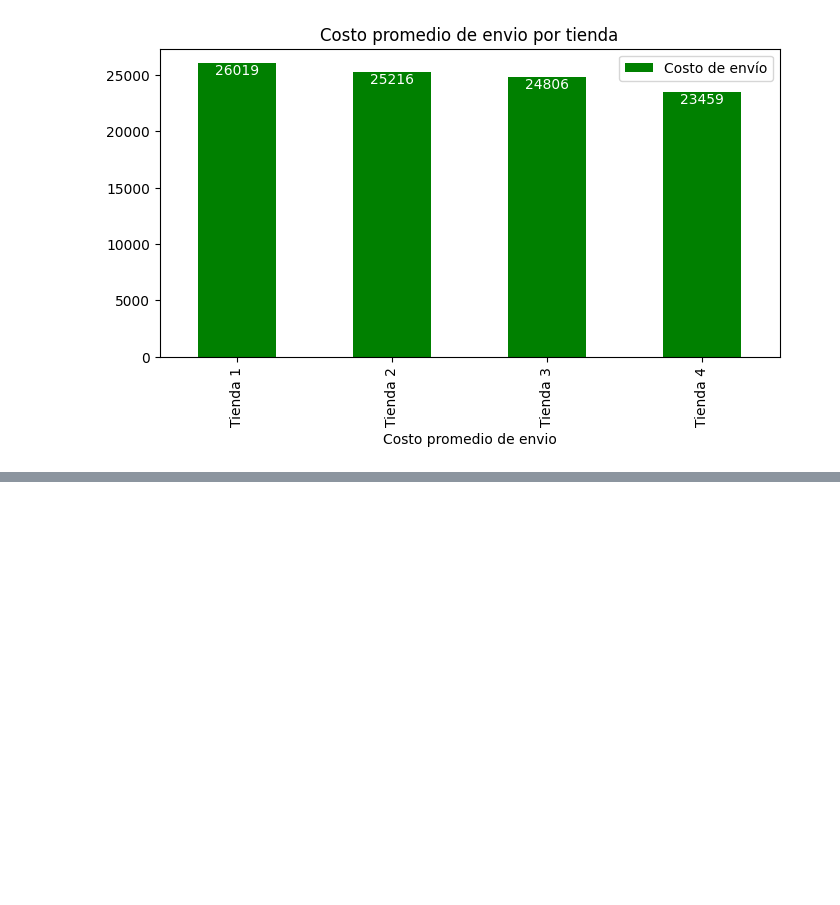
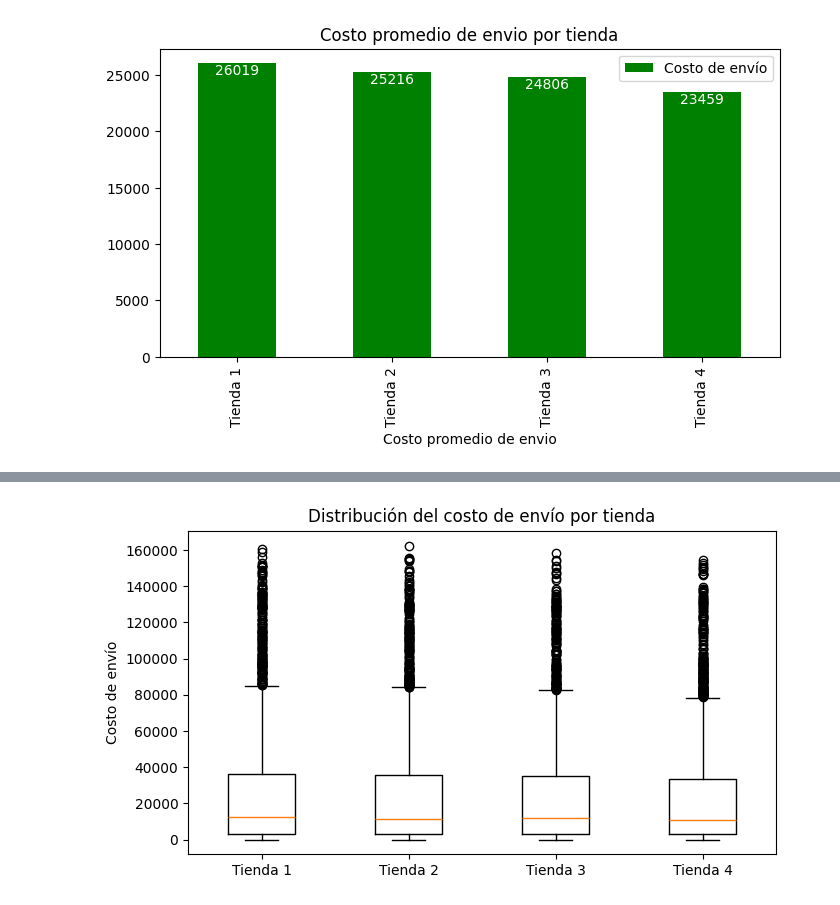
Before and after one commit to MCCoronel12/Challege_Alura, a Jupyter notebook: AluraStoreLatam.ipynb, the cells around one changed output, grey strips where cells are left out. Cells and saved outputs as stored; diff of their text form; code cells hidden in the pictures; blank space fills up the shorter version.

```diff
--- a/AluraStoreLatam.ipynb
+++ b/AluraStoreLatam.ipynb
@@ -421,0 +445,18 @@ plt.show()
+# %%
+import matplotlib.pyplot as plt
+
+datos_envio = [tienda["Costo de envío"],
+               tienda2["Costo de envío"],
+               tienda3["Costo de envío"],
+               tienda4["Costo de envío"]]
+
+labels = ["Tienda 1","Tienda 2","Tienda 3","Tienda 4"]
+
+fig, ax3 = plt.subplots(figsize=(7,4))
+ax3.boxplot(datos_envio, labels=labels)
+ax3.set_ylabel("Costo de envío")
+ax3.set_title("Distribución del costo de envío por tienda")
+plt.tight_layout()
+plt.show()
+# %% [output]
+[figure, added]
```
Also changed, not shown: parts of 7 cells of this notebook.
